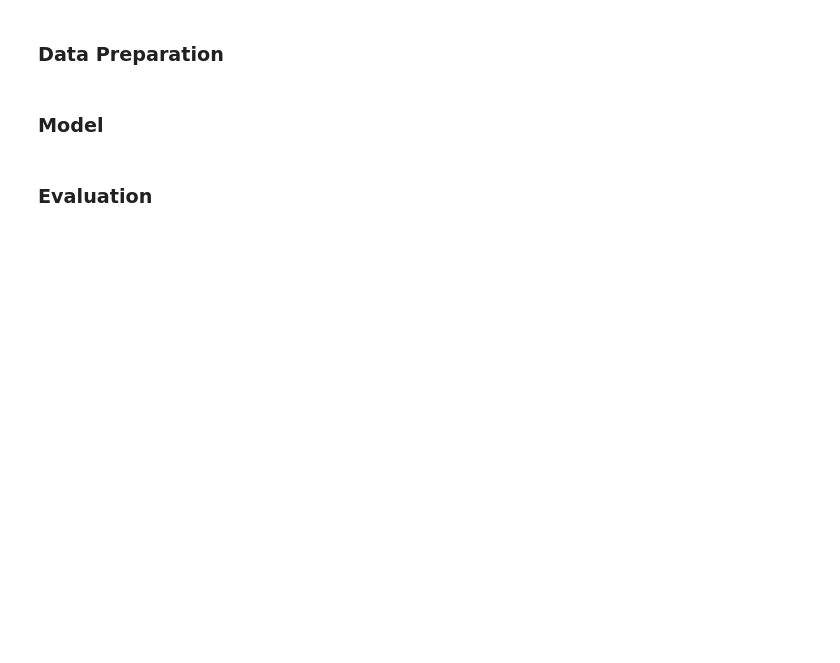
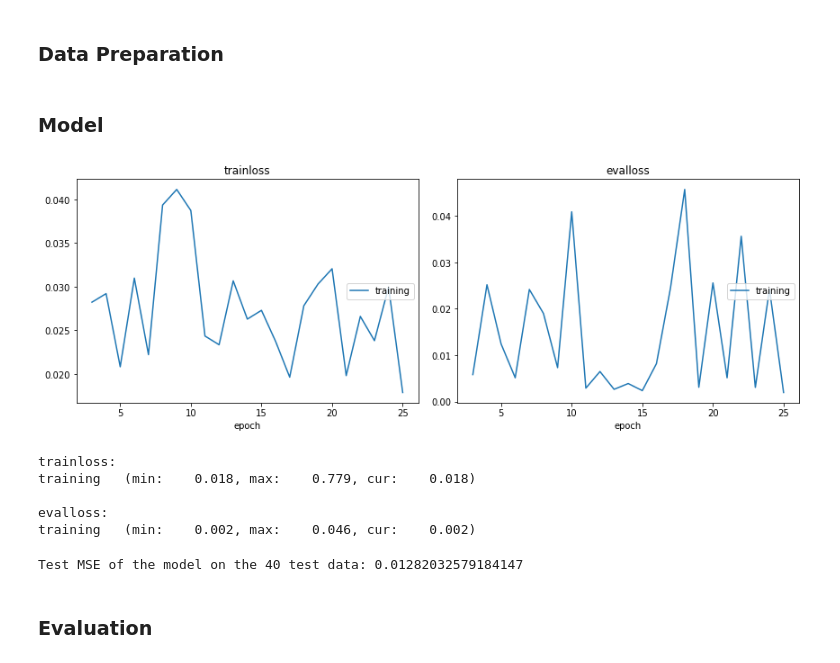
Before and after one commit to BartekKrzepkowski/BDPolska_Assignments, a Jupyter notebook: image2text/supervised_models.ipynb, the cells around one changed output. Cells and saved outputs as stored; diff of their text form; code cells hidden in the pictures; blank space fills up the shorter version.

```diff
--- a/image2text/supervised_models.ipynb
+++ b/image2text/supervised_models.ipynb
@@ -153,4 +196,5 @@ plt.scatter(x_data[:, 0], x_data[:, 1], c=y_data.squeeze());
 # %% [markdown]
 ### Data Preparation
 # %%
-x_train, x_test, y_train, y_test = train_test_split(x_data, y_data, test_size=0.25, random_state=42)
+x_train, x_test, y_train, y_test = train_test_split(x_data, y_data, test_size=0.2, random_state=42)
+x_train, x_validation, y_train, y_validation = train_test_split(x_train, y_train, test_size=0.25, random_state=42)
@@ -186,3 +201,18 @@ test_generator = data.DataLoader(test_set, **params)
+# %%
+params = {
+    'batch_size': 32,
+    'num_workers': 8
+}
+
+# Generators
+training_set = data.TensorDataset(torch.from_numpy(x_train), torch.from_numpy(y_train))
+training_generator = data.DataLoader(training_set, shuffle=True, **params)
+
+validation_set = data.TensorDataset(torch.from_numpy(x_validation), torch.from_numpy(y_validation))
+validation_generator = data.DataLoader(validation_set, shuffle=False, **params)
+
+test_set = data.TensorDataset(torch.from_numpy(x_test), torch.from_numpy(y_test))
+test_generator = data.DataLoader(test_set, shuffle=False, **params)
 # %% [markdown]
 ### Model
 # %%
@@ -214,19 +284,37 @@ class LogisticRegression(nn.Module):
 # %%
+device = torch.device('cuda:0' if torch.cuda.is_available() else 'cpu')
+
 params_model = {
     "x_dim": 2,
     "y_dim": 1
 }
 
 params_train = {
-    "training_generator": training_generator,
-    "epochs": 300,
-    "lr": 0.001
+    "generator": {
+        "train": training_generator,
+        "eval": validation_generator
+    },
+    "epochs": 50,
+    "lr": 0.01,
+    "step": 2,
+    "device": device
 }
 
 
 logistic_regression = LogisticRegression(**params_model)
 
 logistic_regression.train_(**params_train)
+# %% [output]
+[figure, added]
+trainloss:
+training   (min:    0.018, max:    0.779, cur:    0.018)
+
+evalloss:
+training   (min:    0.002, max:    0.046, cur:    0.002)
+# %%
+logistic_regression.test(test_generator, device=device)
+# %% [output]
+Test MSE of the model on the 40 test data: 0.01282032579184147
 # %% [markdown]
 ### Evaluation
 # %%
```
Also changed, not shown: parts of 32 cells of this notebook, 1 other file.
